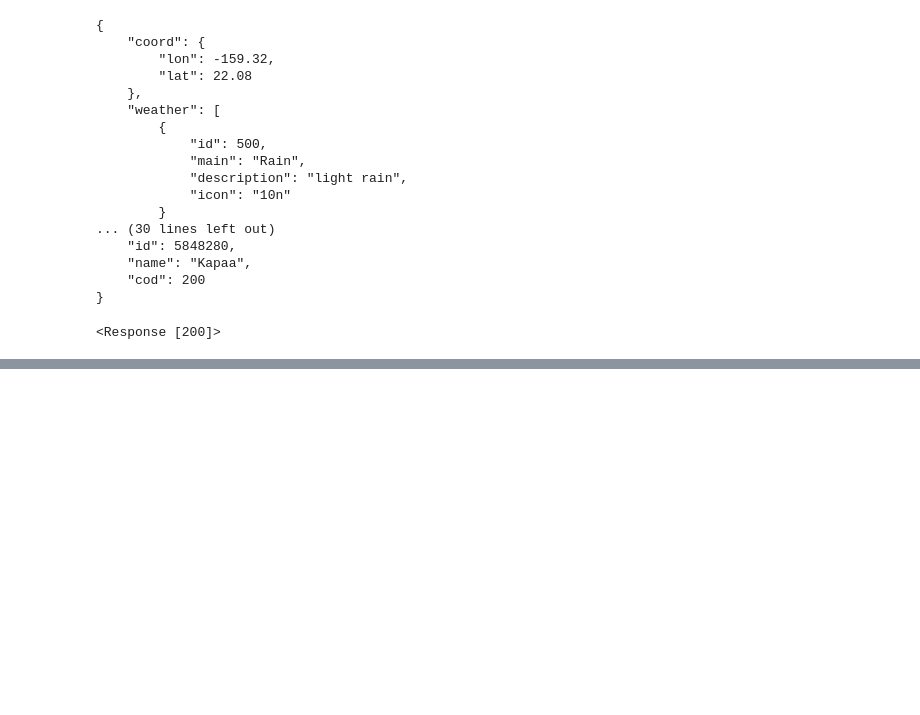
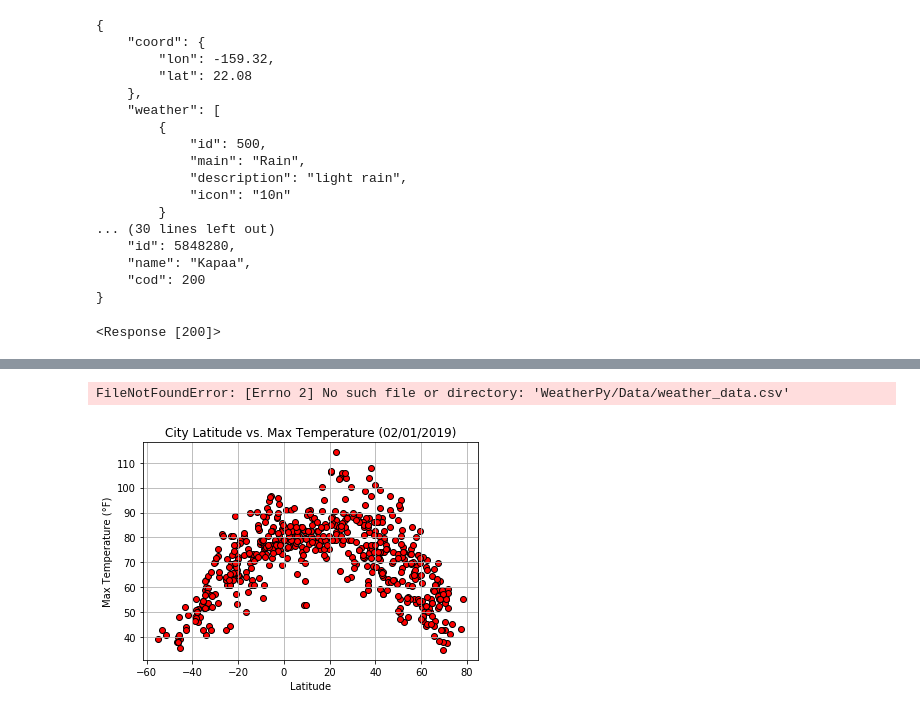
Before and after one commit to cynthiazhang88/Python-APIs, a Jupyter notebook: WeatherPy/WeatherPys.ipynb, the cells around one changed output, grey strips where cells are left out. Saved outputs shown, nothing was run; the diff lists cells and outputs as text; code cells hidden in the pictures; blank space fills up the shorter version.

Commit message:
plot

```diff
--- a/WeatherPy/WeatherPys.ipynb
+++ b/WeatherPy/WeatherPys.ipynb
@@ -120,0 +121,15 @@ Processing Record 116 | Ulladulla
+# %%
+weather_dict = {
+    "City": city_name,
+    "Country": country,
+    "Date": date,
+    "Latitude": latitude,
+    "Longitude": longitude,
+    "Max Temperature": max_temperature,
+    "Humidity": humidity,
+    "Cloudiness": cloudiness,
+    "Wind Speed": wind_speed
+}
+
+weather_data = pd.DataFrame(weather_dict)
+weather_data.count()
@@ -120,0 +156,15 @@ Processing Record 116 | Ulladulla
+# %%
+weather_data.to_csv("WeatherPy/Data/weather_data.csv")
+# %% [output]
+FileNotFoundError: [Errno 2] No such file or directory: 'WeatherPy/Data/weather_data.csv'
+# %%
+plt.scatter(weather_data["Latitude"], weather_data["Max Temperature"], facecolors="red", marker="o", edgecolor="black")
+
+plt.title("City Latitude vs. Max Temperature (02/01/2019)")
+plt.ylabel("Max Temperature (°F)")
+plt.xlabel("Latitude")
+plt.grid(True)
+
+plt.show()
+# %% [output]
+[figure, added]
```
Also changed, not shown: parts of 3 cells of this notebook.
